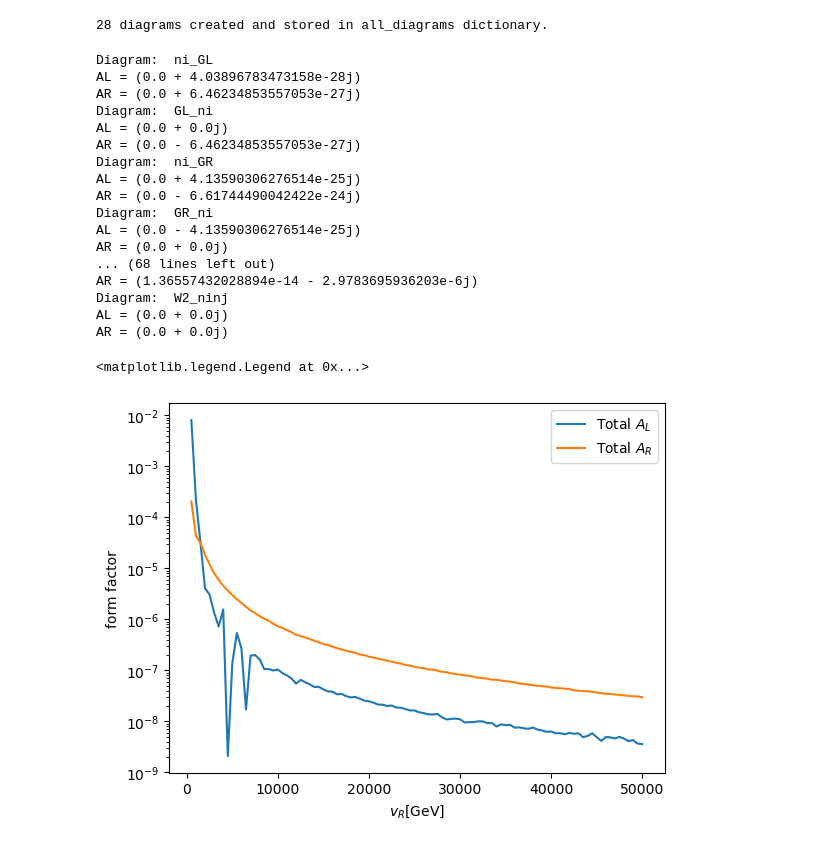
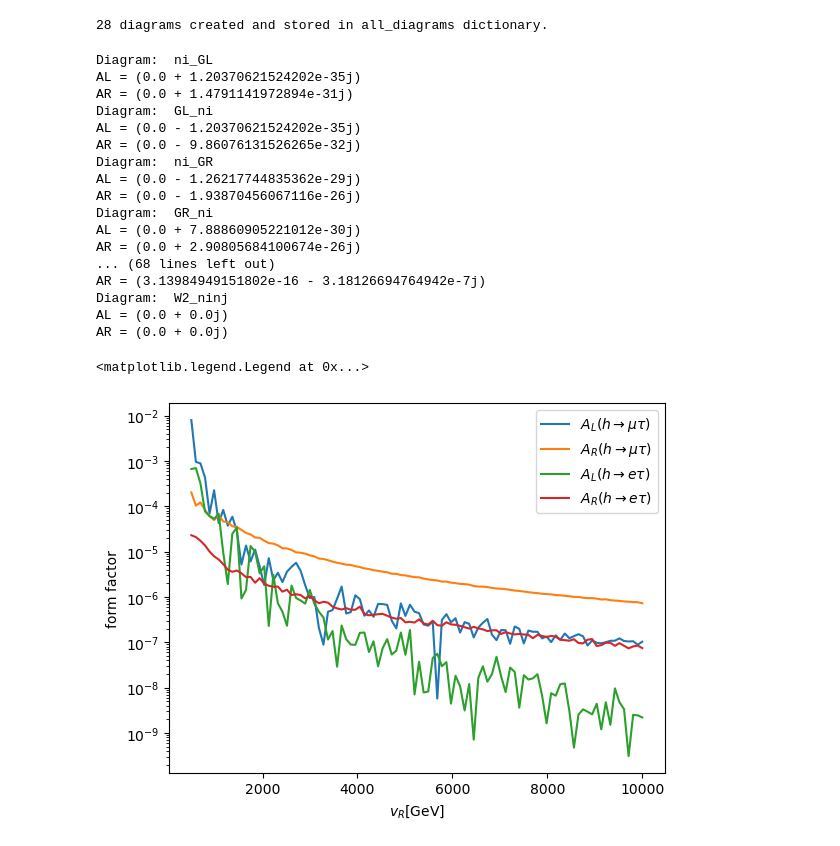
Before and after one commit to moiseszeleny/LRSM-with-Spheno, a Jupyter notebook: sympy_calculations/LFV decays DLRSM/plot_lfvhd.ipynb, the cells around one changed output. Saved outputs shown, nothing was run; the diff lists cells and outputs as text; code cells hidden in the pictures.

```diff
--- a/sympy_calculations/LFV decays DLRSM/plot_lfvhd.ipynb
+++ b/sympy_calculations/LFV decays DLRSM/plot_lfvhd.ipynb
@@ -82,7 +82,7 @@ mni_vals = [
     mn8_val,
     mn9_val
 ]
-me_val = mp.mpf('0.001')
+me_val = mp.mpf('0.00051')
 mmu_val = mp.mpf('0.105')
 mtau_val = mp.mpf('1.776')
 ml_vals = [
@@ -93,7 +93,7 @@ ml_vals = [
 # %%
 ff = formfactors_neutrino_sum(
     mni_vals, ml_vals, rho1_val, alpha13_val, alpha12_val,
-    alpha23_val, lamb12_val, idx_a=1, idx_b=2, k1_val=k1_val,
+    alpha23_val, lamb12_val, idx_a=0, idx_b=2, k1_val=k1_val,
     vR_val=vR_val, mHR_val=mHR_val, verbose=False
 )
 
@@ -111,19 +111,19 @@ for interaction, formfactor in ff.items():
 #print('ARsum: ', ARsum)
 # %% [output]
 Diagram:  ni_GL
-AL = (0.0 + 4.03896783473158e-28j)
-AR = (0.0 + 6.46234853557053e-27j)
+AL = (0.0 + 1.20370621524202e-35j)
+AR = (0.0 + 1.4791141972894e-31j)
 Diagram:  GL_ni
-AL = (0.0 + 0.0j)
-AR = (0.0 - 6.46234853557053e-27j)
+AL = (0.0 - 1.20370621524202e-35j)
+AR = (0.0 - 9.86076131526265e-32j)
 Diagram:  ni_GR
-AL = (0.0 + 4.13590306276514e-25j)
-AR = (0.0 - 6.61744490042422e-24j)
+AL = (0.0 - 1.26217744835362e-29j)
+AR = (0.0 - 1.93870456067116e-26j)
 Diagram:  GR_ni
-AL = (0.0 - 4.13590306276514e-25j)
-AR = (0.0 + 0.0j)
+AL = (0.0 + 7.88860905221012e-30j)
+AR = (0.0 + 2.90805684100674e-26j)
 ... (68 lines left out)
-AR = (1.36557432028894e-14 - 2.9783695936203e-6j)
+AR = (3.13984949151802e-16 - 3.18126694764942e-7j)
 Diagram:  W2_ninj
 AL = (0.0 + 0.0j)
 AR = (0.0 + 0.0j)
@@ -131,15 +131,16 @@ AR = (0.0 + 0.0j)
 def total_formfactors(formfactors_dict):
     ALsum = 0
     ARsum = 0
-    for interaction, formfactor in ff.items():
+    for interaction, formfactor in formfactors_dict.items():
         ffL = formfactor['AL']
         ffR = formfactor['AR']
         ALsum += ffL
         ARsum += ffR
     return {'AL':ALsum, 'AR':ARsum}
 # %%
-formfactor_results = []
-vR_range = mp.linspace(500, 50000, 100)
+formfactor_results_mutau = []
+formfactor_results_etau = []
+vR_range = mp.linspace(500, 10000, 100)
 for vR_val in vR_range:
     epsilon_val = k1_val/vR_val
     mW2_squared_val = (mW1_val**2/k1_val**2)*(k1_val**2 + vR_val**2)
@@ -147,26 +148,38 @@ for vR_val in vR_range:
     mHR_squared_val = (alpha23_val)*(k1_val**2 + vR_val**2)
     mHR_val = mp.sqrt(mHR_squared_val)
 
-    ff = formfactors_neutrino_sum(
+    ffmutau = formfactors_neutrino_sum(
         mni_vals, ml_vals, rho1_val, alpha13_val, alpha12_val,
         alpha23_val, lamb12_val, idx_a=1, idx_b=2, k1_val=k1_val,
-        vR_val=vR_val, mHR_val=mHR_val, verbose=False
+        vR_val=vR_val, mHR_val=mHR_val, verbose=False, parallel=True, max_workers=4
     )
-    total_ff = total_formfactors(ff)
-    formfactor_results.append(total_ff)
+    total_ffmutau = total_formfactors(ffmutau)
+    formfactor_results_mutau.append(total_ffmutau)
+
+    ffetau = formfactors_neutrino_sum(
+        mni_vals, ml_vals, rho1_val, alpha13_val, alpha12_val,
+        alpha23_val, lamb12_val, idx_a=0, idx_b=2, k1_val=k1_val,
+        vR_val=vR_val, mHR_val=mHR_val, verbose=False, parallel=True, max_workers=4
+    )
+    total_ffetau = total_formfactors(ffetau)
+    formfactor_results_etau.append(total_ffetau)
 # %%
 #formfactor_results
 # %%
-AL_resuls = [abs(formfactor['AL']) for formfactor in formfactor_results]
-AR_resuls = [abs(formfactor['AR']) for formfactor in formfactor_results]
-plt.semilogy(vR_range, AL_resuls, label='Total $A_L$')
-plt.semilogy(vR_range, AR_resuls, label='Total $A_R$')
+AL_results_mutau = [abs(formfactor['AL']) for formfactor in formfactor_results_mutau]
+AR_results_mutau = [abs(formfactor['AR']) for formfactor in formfactor_results_mutau]
+AL_results_etau = [abs(formfactor['AL']) for formfactor in formfactor_results_etau]
+AR_results_etau = [abs(formfactor['AR']) for formfactor in formfactor_results_etau]
+plt.semilogy(vR_range, AL_results_mutau, label=r'$A_L(h \to \mu \tau)$')
+plt.semilogy(vR_range, AR_results_mutau, label=r'$A_R(h \to \mu \tau)$')
+plt.semilogy(vR_range, AL_results_etau, label=r'$A_L(h \to e \tau)$')
+plt.semilogy(vR_range, AR_results_etau, label=r'$A_R(h \to e \tau)$')
 plt.ylabel('form factor')
 plt.xlabel('$v_R$[GeV]')
 plt.legend()
 # %% [output]
 <matplotlib.legend.Legend at 0x...>
-[figure, old version]
+[figure, new version]
 # %%
 from LFVXD.Hdecay_diagrams_v2 import calculate_decay_width, calculate_branching_ratio
 # %%
```
Also changed, not shown: parts of 3 cells of this notebook, 1 other file.
